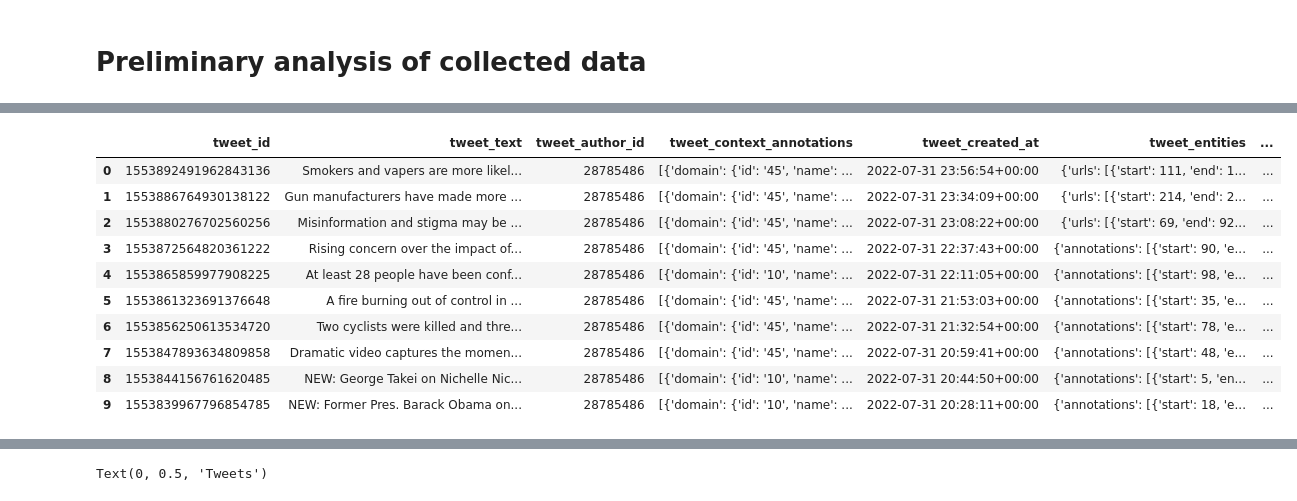
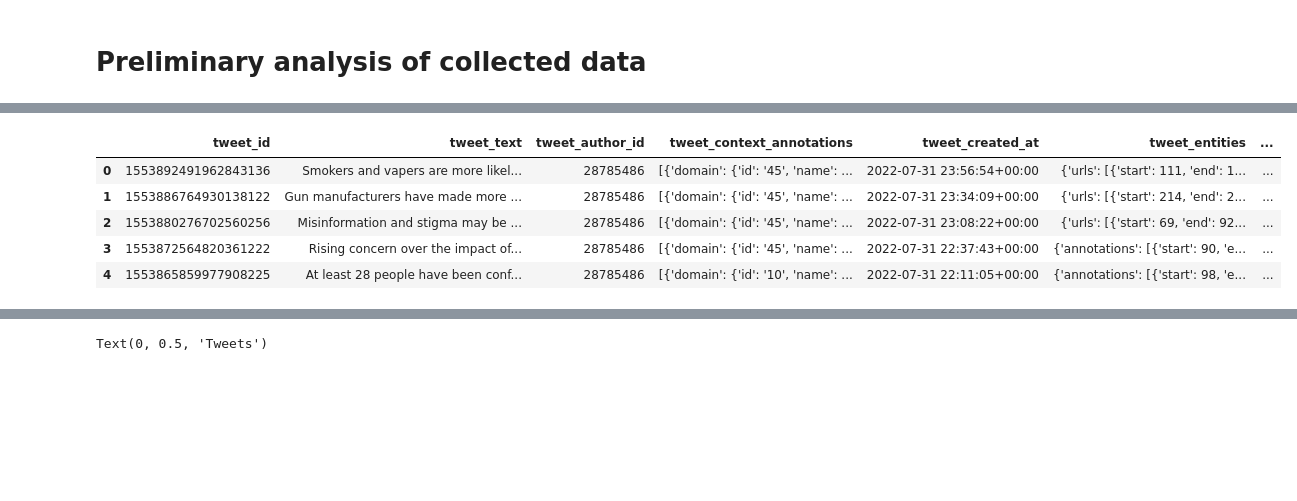
Before and after one commit to katherineskc/data_science_tweets_neutrality, a Jupyter notebook: preliminary_analysis.ipynb, the cells around one changed output, grey strips where cells are left out. Saved outputs shown, nothing was run; the diff lists cells and outputs as text; code cells hidden in the pictures; blank space fills up the shorter version.

```diff
--- a/preliminary_analysis.ipynb
+++ b/preliminary_analysis.ipynb
@@ -47,15 +40,12 @@ twitter_user_details_data.head(10)
 # %%
-twitter_users_tweets_2022_july_df = pd.read_csv (r'/Users/katherina/data_science_tweets_neutrality/twitter_users_tweets_2022_july.csv')
-twitter_users_tweets_2022_july_df.head(10)
+# twitter_users_tweets_2022_july_data
+
+twitter_users_tweets_2022_july_data = pd.read_csv (r'/Users/katherina/data_science_tweets_neutrality/twitter_users_tweets_2022_july.csv')
+twitter_users_tweets_2022_july_data.head()
 # %% [output]
 |  | tweet_id | tweet_text | tweet_author_id | tweet_context_annotations | tweet_created_at | tweet_entities | ... |
 | 0 | 1553892491962843136 | Smokers and vapers are more likel... | 28785486 | [{'domain': {'id': '45', 'name': ... | 2022-07-31 23:56:54+00:00 | {'urls': [{'start': 111, 'end': 1... | ... |
 | 1 | 1553886764930138122 | Gun manufacturers have made more ... | 28785486 | [{'domain': {'id': '45', 'name': ... | 2022-07-31 23:34:09+00:00 | {'urls': [{'start': 214, 'end': 2... | ... |
 | 2 | 1553880276702560256 | Misinformation and stigma may be ... | 28785486 | [{'domain': {'id': '45', 'name': ... | 2022-07-31 23:08:22+00:00 | {'urls': [{'start': 69, 'end': 92... | ... |
 | 3 | 1553872564820361222 | Rising concern over the impact of... | 28785486 | [{'domain': {'id': '45', 'name': ... | 2022-07-31 22:37:43+00:00 | {'annotations': [{'start': 90, 'e... | ... |
 | 4 | 1553865859977908225 | At least 28 people have been conf... | 28785486 | [{'domain': {'id': '10', 'name': ... | 2022-07-31 22:11:05+00:00 | {'annotations': [{'start': 98, 'e... | ... |
-| 5 | 1553861323691376648 | A fire burning out of control in ... | 28785486 | [{'domain': {'id': '45', 'name': ... | 2022-07-31 21:53:03+00:00 | {'annotations': [{'start': 35, 'e... | ... |
-| 6 | 1553856250613534720 | Two cyclists were killed and thre... | 28785486 | [{'domain': {'id': '45', 'name': ... | 2022-07-31 21:32:54+00:00 | {'annotations': [{'start': 78, 'e... | ... |
-| 7 | 1553847893634809858 | Dramatic video captures the momen... | 28785486 | [{'domain': {'id': '45', 'name': ... | 2022-07-31 20:59:41+00:00 | {'annotations': [{'start': 48, 'e... | ... |
-| 8 | 1553844156761620485 | NEW: George Takei on Nichelle Nic... | 28785486 | [{'domain': {'id': '10', 'name': ... | 2022-07-31 20:44:50+00:00 | {'annotations': [{'start': 5, 'en... | ... |
-| 9 | 1553839967796854785 | NEW: Former Pres. Barack Obama on... | 28785486 | [{'domain': {'id': '10', 'name': ... | 2022-07-31 20:28:11+00:00 | {'annotations': [{'start': 18, 'e... | ... |
```
Also changed, not shown: parts of 15 cells of this notebook, 1 other file.
